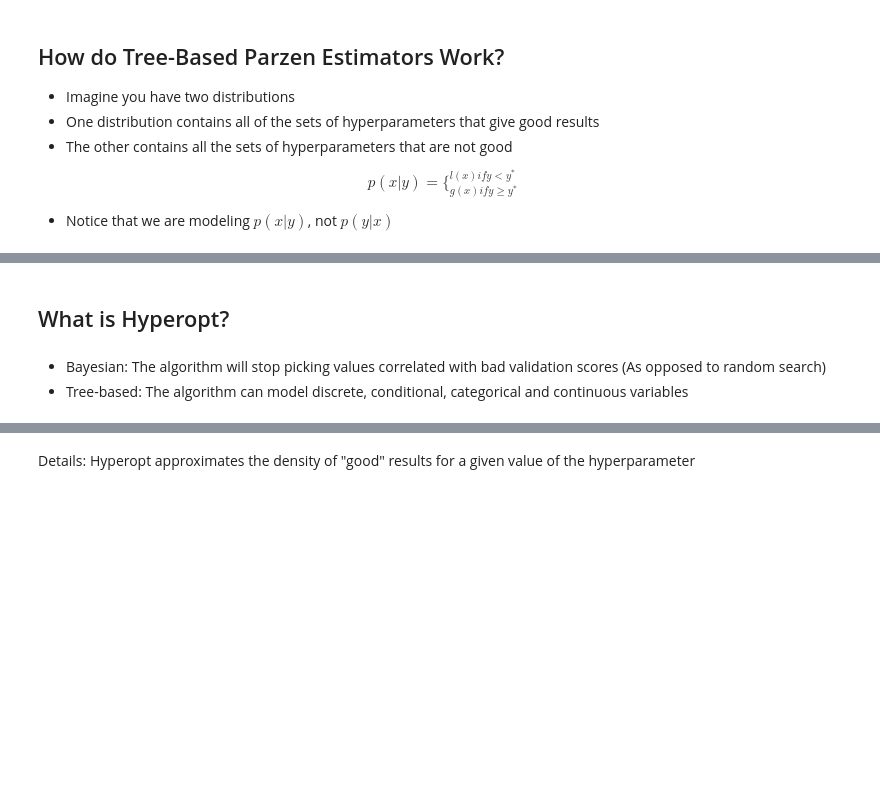
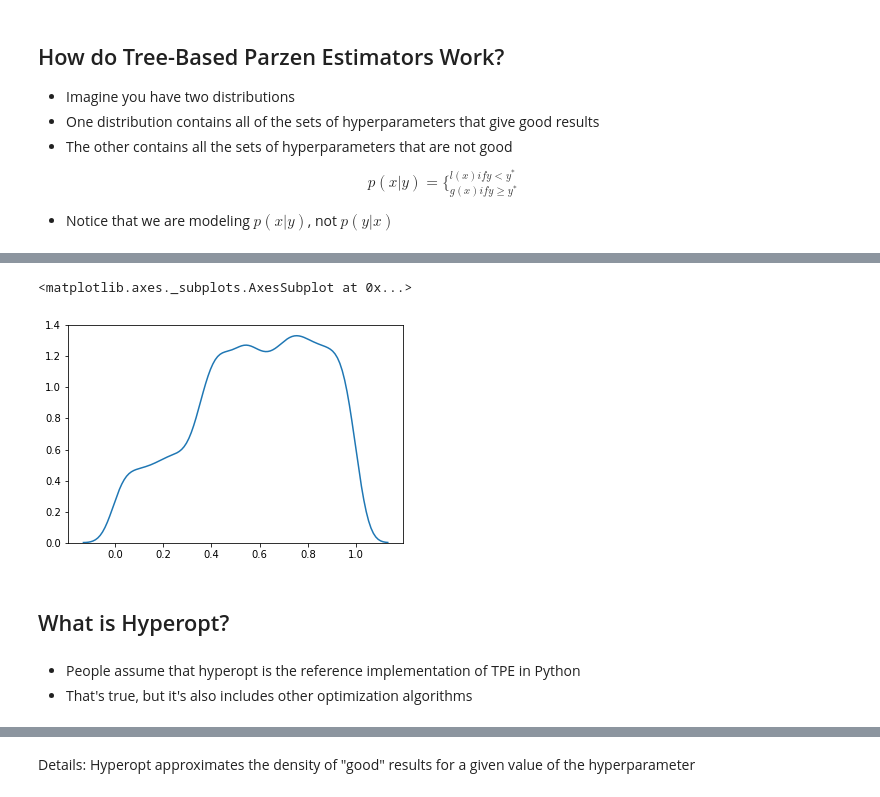
Before and after one commit to lstmemery/hyperopt-pydata, a Jupyter notebook: hpsklearnprez.ipynb, the cells around one changed output, grey strips where cells are left out. Cells and saved outputs as stored; diff of their text form; code cells hidden in the pictures; blank space fills up the shorter version.

```diff
--- a/hpsklearnprez.ipynb
+++ b/hpsklearnprez.ipynb
@@ -244,5 +332,12 @@ $$p(x|y) = \Big\{^{l(x) if y \lt y^*}_{g(x) if y \geq y^*}$$
+# %%
+second_gaussian = truncated_normal(second_sample, [0, first_sample, 1])
+mixture = choice(np.concatenate([first_gaussian, second_gaussian]), len(first_gaussian))
+sns.distplot(mixture, kde=True, hist=False)
+# %% [output]
+<matplotlib.axes._subplots.AxesSubplot at 0x...>
+[figure, added]
 # %% [markdown]
 ## What is Hyperopt?
-# %% [markdown]
-- Bayesian: The algorithm will stop picking values correlated with bad validation scores (As opposed to random search)
-- Tree-based: The algorithm can model discrete, conditional, categorical and continuous variables
+# %% [markdown]
+- People assume that hyperopt is the reference implementation of TPE in Python
+- That's true, but it's also includes other optimization algorithms
```
Also changed, not shown: parts of 21 cells of this notebook.
